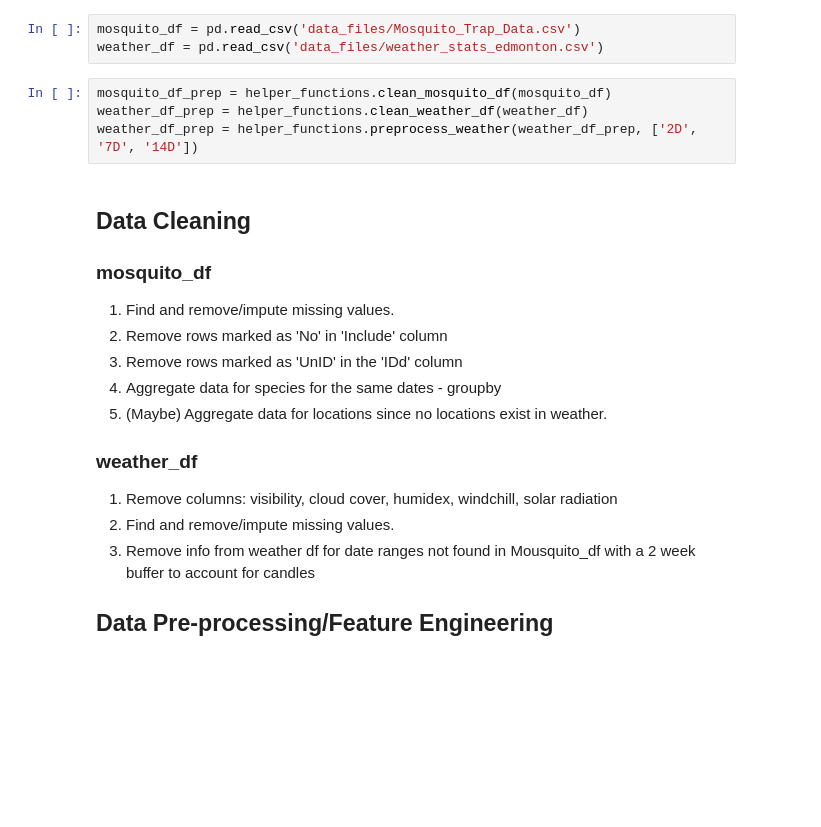
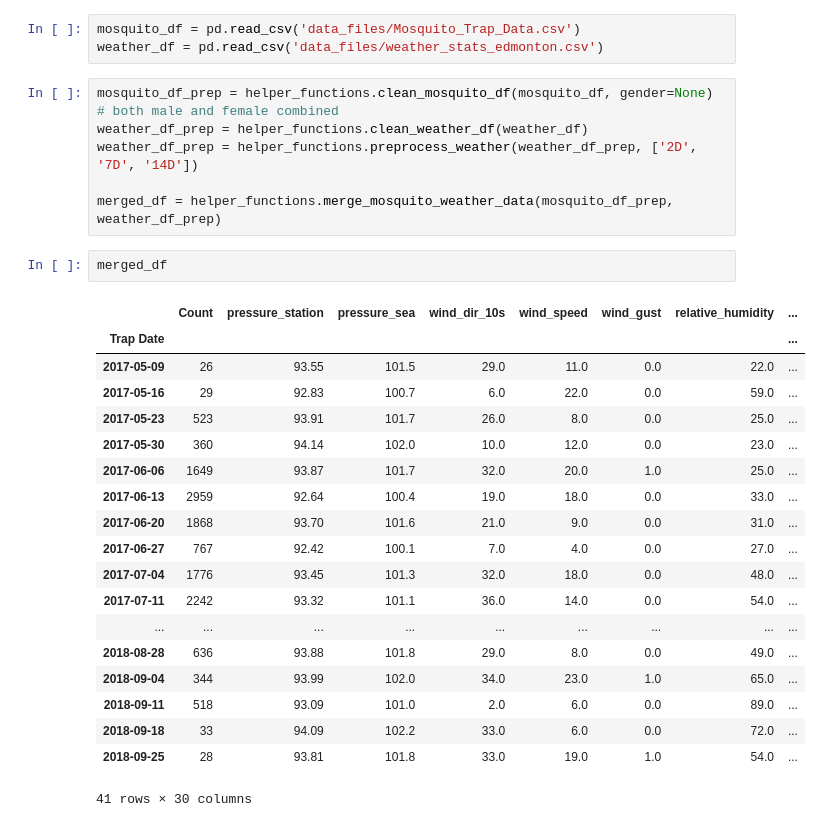
Before and after one commit to sharyar/vigilant-meme, a Jupyter notebook: task1_notebook.ipynb, the cells around one changed output. Saved outputs shown, nothing was run; the diff lists cells and outputs as text; blank space fills up the shorter version.

```diff
--- a/task1_notebook.ipynb
+++ b/task1_notebook.ipynb
@@ -9,25 +9,30 @@ import helper_functions
 mosquito_df = pd.read_csv('data_files/Mosquito_Trap_Data.csv')
 weather_df = pd.read_csv('data_files/weather_stats_edmonton.csv')
 # %%
-mosquito_df_prep = helper_functions.clean_mosquito_df(mosquito_df)
+mosquito_df_prep = helper_functions.clean_mosquito_df(mosquito_df, gender=None) # both male and female combined
 weather_df_prep = helper_functions.clean_weather_df(weather_df)
 weather_df_prep = helper_functions.preprocess_weather(weather_df_prep, ['2D', '7D', '14D'])
+
+merged_df = helper_functions.merge_mosquito_weather_data(mosquito_df_prep, weather_df_prep)
-# %% [markdown]
-## Data Cleaning
-
-### mosquito_df
-
-1. Find and remove/impute missing values.
-2. Remove rows marked as 'No' in 'Include' column
-3. Remove rows marked as 'UnID' in the 'IDd' column
-4. Aggregate data for species for the same dates - groupby
-5. (Maybe) Aggregate data for locations since no locations exist in weather.
-
-
-### weather_df
-
-1. Remove columns: visibility, cloud cover, humidex, windchill, solar radiation
-2. Find and remove/impute missing values.
-3. Remove info from weather df for date ranges not found in Mousquito_df with a 2 week buffer to account for candles
-
-## Data Pre-processing/Feature Engineering
+# %%
+merged_df
+# %% [output]
+|  | Count | pressure_station | pressure_sea | wind_dir_10s | wind_speed | wind_gust | relative_humidity | ... |
+| Trap Date |  |  |  |  |  |  |  | ... |
+| 2017-05-09 | 26 | 93.55 | 101.5 | 29.0 | 11.0 | 0.0 | 22.0 | ... |
+| 2017-05-16 | 29 | 92.83 | 100.7 | 6.0 | 22.0 | 0.0 | 59.0 | ... |
+| 2017-05-23 | 523 | 93.91 | 101.7 | 26.0 | 8.0 | 0.0 | 25.0 | ... |
+| 2017-05-30 | 360 | 94.14 | 102.0 | 10.0 | 12.0 | 0.0 | 23.0 | ... |
+| 2017-06-06 | 1649 | 93.87 | 101.7 | 32.0 | 20.0 | 1.0 | 25.0 | ... |
+| 2017-06-13 | 2959 | 92.64 | 100.4 | 19.0 | 18.0 | 0.0 | 33.0 | ... |
+| 2017-06-20 | 1868 | 93.70 | 101.6 | 21.0 | 9.0 | 0.0 | 31.0 | ... |
+| 2017-06-27 | 767 | 92.42 | 100.1 | 7.0 | 4.0 | 0.0 | 27.0 | ... |
+| 2017-07-04 | 1776 | 93.45 | 101.3 | 32.0 | 18.0 | 0.0 | 48.0 | ... |
+| 2017-07-11 | 2242 | 93.32 | 101.1 | 36.0 | 14.0 | 0.0 | 54.0 | ... |
+| ... | ... | ... | ... | ... | ... | ... | ... | ... |
+| 2018-08-28 | 636 | 93.88 | 101.8 | 29.0 | 8.0 | 0.0 | 49.0 | ... |
+| 2018-09-04 | 344 | 93.99 | 102.0 | 34.0 | 23.0 | 1.0 | 65.0 | ... |
+| 2018-09-11 | 518 | 93.09 | 101.0 | 2.0 | 6.0 | 0.0 | 89.0 | ... |
+| 2018-09-18 | 33 | 94.09 | 102.2 | 33.0 | 6.0 | 0.0 | 72.0 | ... |
+| 2018-09-25 | 28 | 93.81 | 101.8 | 33.0 | 19.0 | 1.0 | 54.0 | ... |
+41 rows × 30 columns
```
Also changed, not shown: parts of 1 cell of this notebook.
